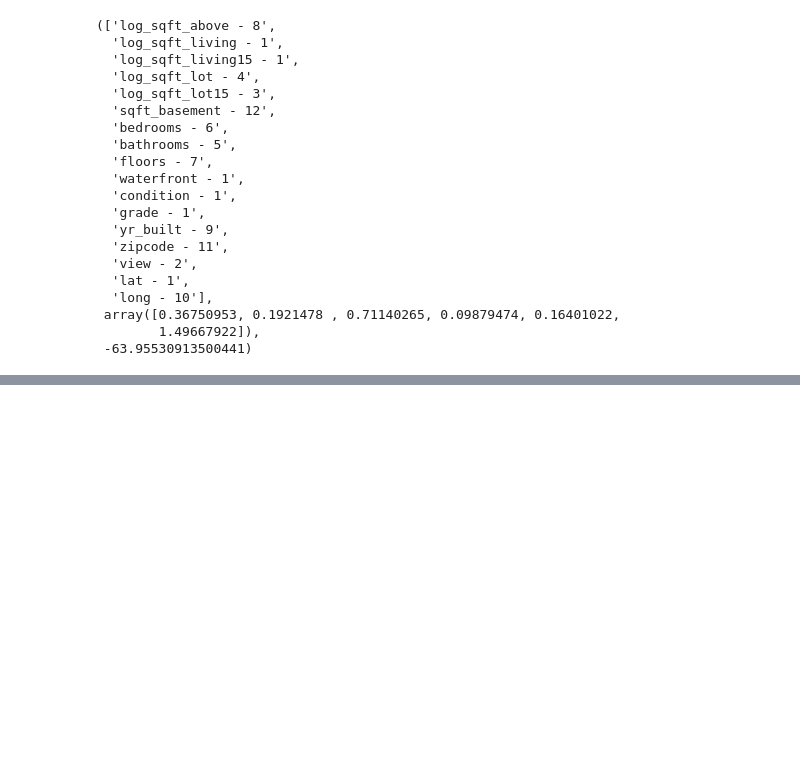
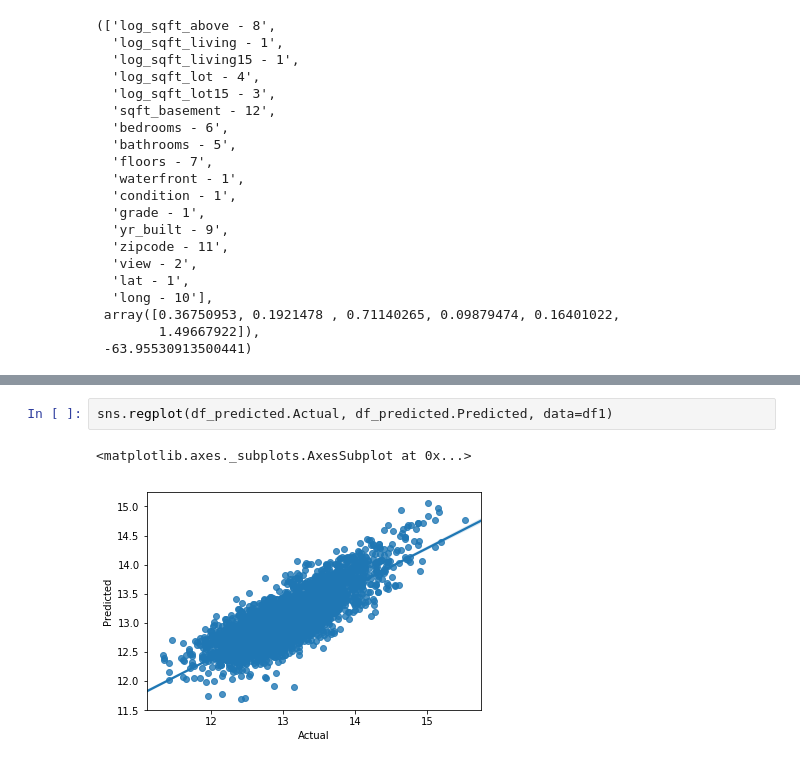
Before and after one commit to matt8955/Mod-1-project, a Jupyter notebook: Project_1_Walkthrough.ipynb, the cells around one changed output, grey strips where cells are left out. Cells and saved outputs as stored; diff of their text form; blank space fills up the shorter version.

```diff
--- a/Project_1_Walkthrough.ipynb
+++ b/Project_1_Walkthrough.ipynb
@@ -164,0 +255,5 @@ strong multicollinearity or other numerical problems.
+# %%
+sns.regplot(df_predicted.Actual, df_predicted.Predicted, data=df1)
+# %% [output]
+<matplotlib.axes._subplots.AxesSubplot at 0x...>
+[figure, added]
```
Also changed, not shown: parts of 10 cells of this notebook, 1 other file.
